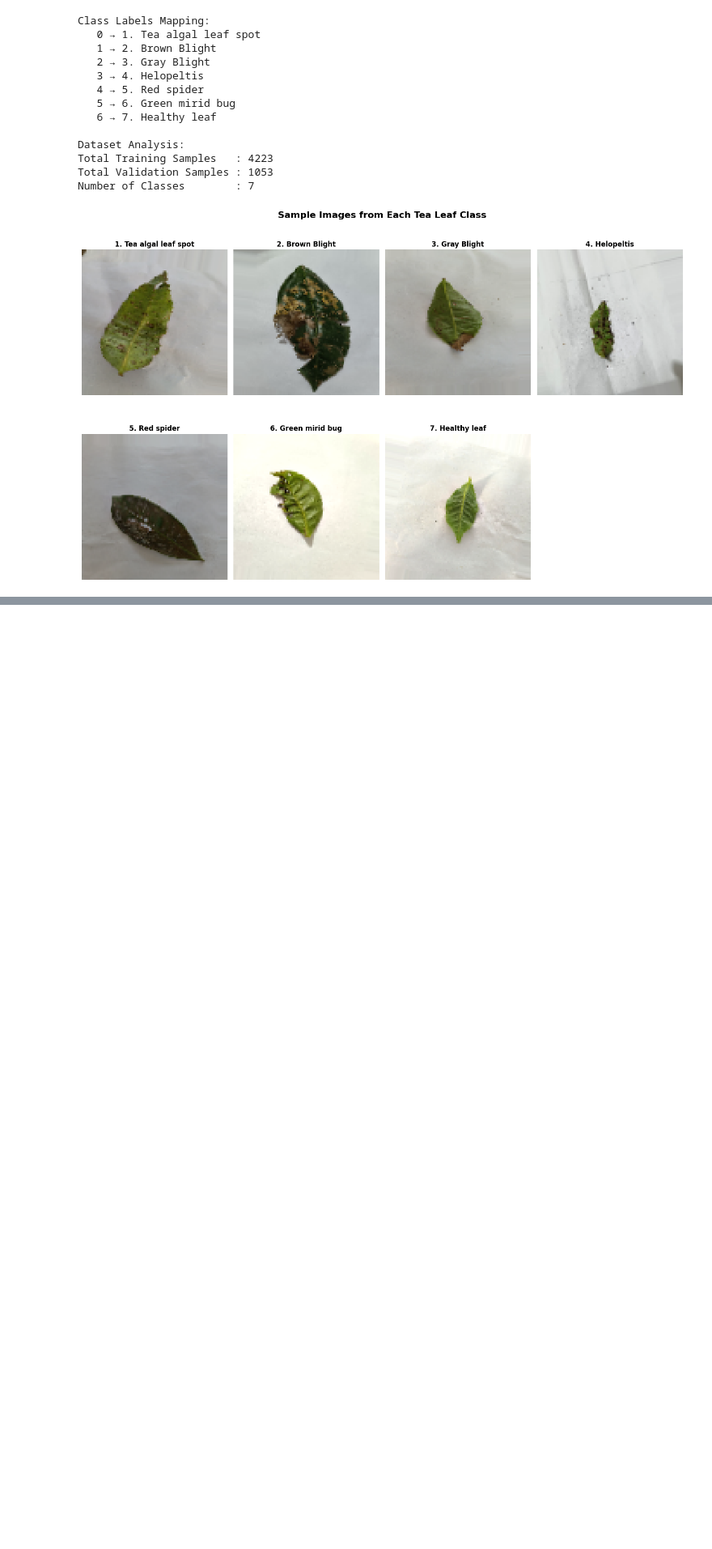
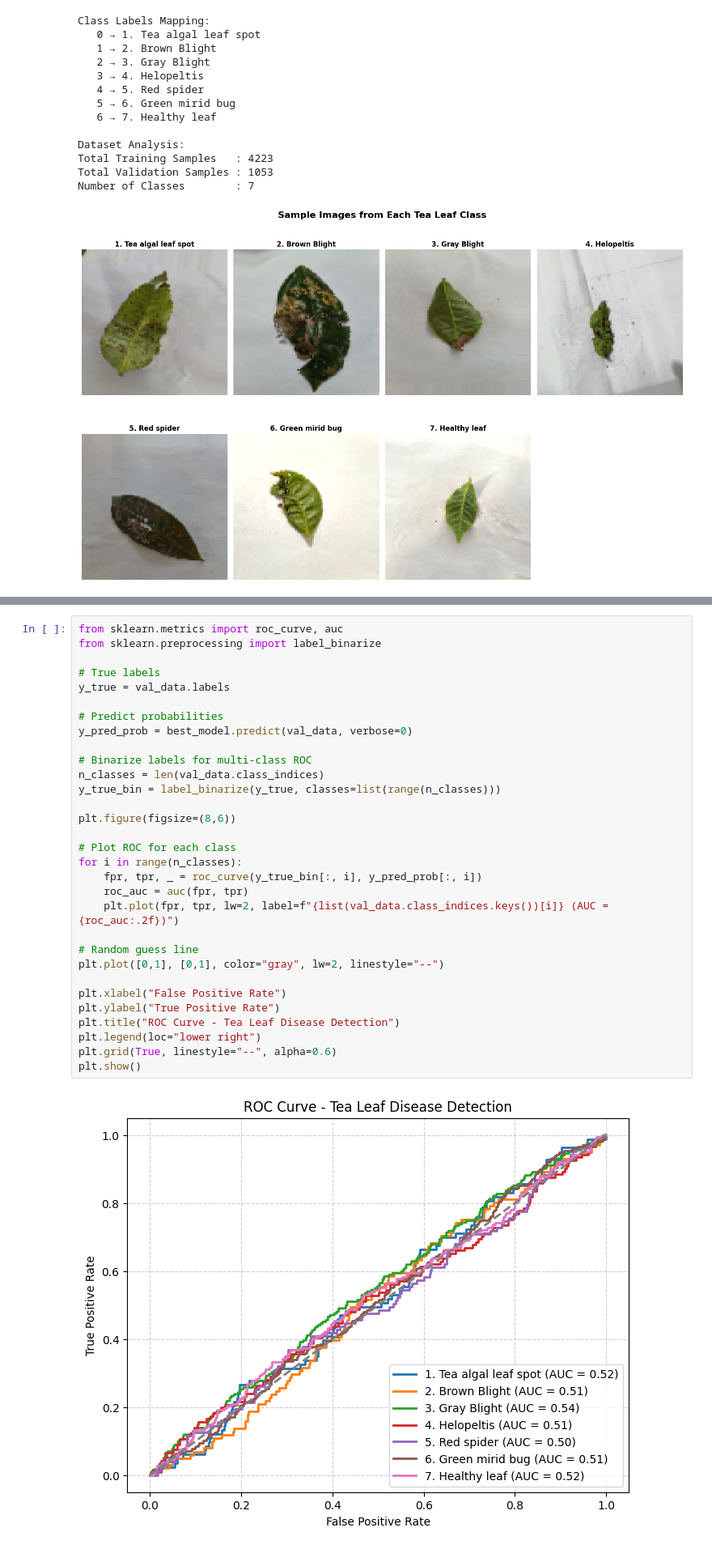
Before and after one commit to Gousepasha789/Tea-Leaf-disease-detection, a Jupyter notebook: Tea_Leaf_Disease_Detection.ipynb, the cells around one changed output, grey strips where cells are left out. Shown: that part at 81% size. Saved outputs shown, nothing was run; the diff lists cells and outputs as text; blank space fills up the shorter version.

```diff
--- a/Tea_Leaf_Disease_Detection.ipynb
+++ b/Tea_Leaf_Disease_Detection.ipynb
@@ -298,0 +322,33 @@ Total Epochs Run : 20
+# %%
+from sklearn.metrics import roc_curve, auc
+from sklearn.preprocessing import label_binarize
+
+# True labels
+y_true = val_data.labels
+
+# Predict probabilities
+y_pred_prob = best_model.predict(val_data, verbose=0)
+
+# Binarize labels for multi-class ROC
+n_classes = len(val_data.class_indices)
+y_true_bin = label_binarize(y_true, classes=list(range(n_classes)))
+
+plt.figure(figsize=(8,6))
+
+# Plot ROC for each class
+for i in range(n_classes):
+    fpr, tpr, _ = roc_curve(y_true_bin[:, i], y_pred_prob[:, i])
+    roc_auc = auc(fpr, tpr)
+    plt.plot(fpr, tpr, lw=2, label=f"{list(val_data.class_indices.keys())[i]} (AUC = {roc_auc:.2f})")
+
+# Random guess line
+plt.plot([0,1], [0,1], color="gray", lw=2, linestyle="--")
+
+plt.xlabel("False Positive Rate")
+plt.ylabel("True Positive Rate")
+plt.title("ROC Curve - Tea Leaf Disease Detection")
+plt.legend(loc="lower right")
+plt.grid(True, linestyle="--", alpha=0.6)
+plt.show()
+# %% [output]
+[figure, added]
```
Also changed, not shown: parts of 4 cells of this notebook.
